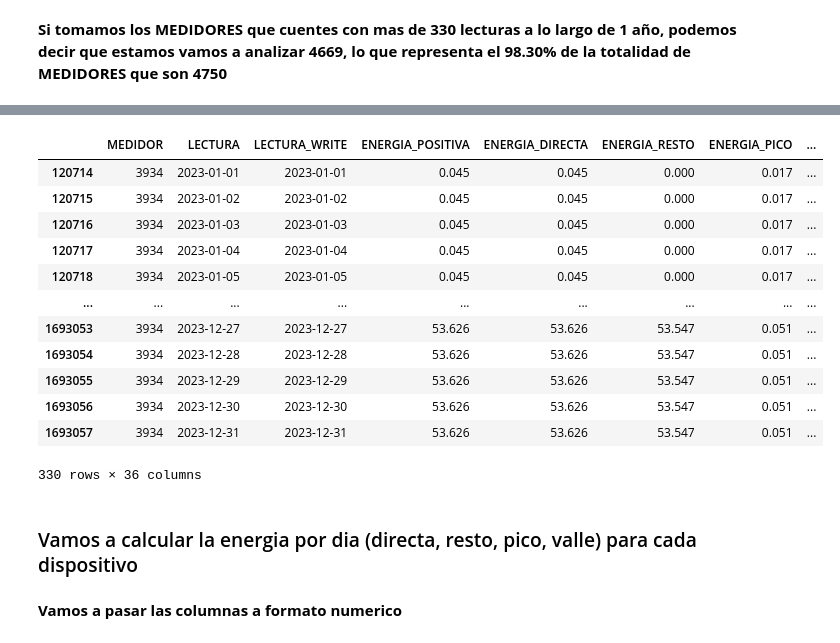
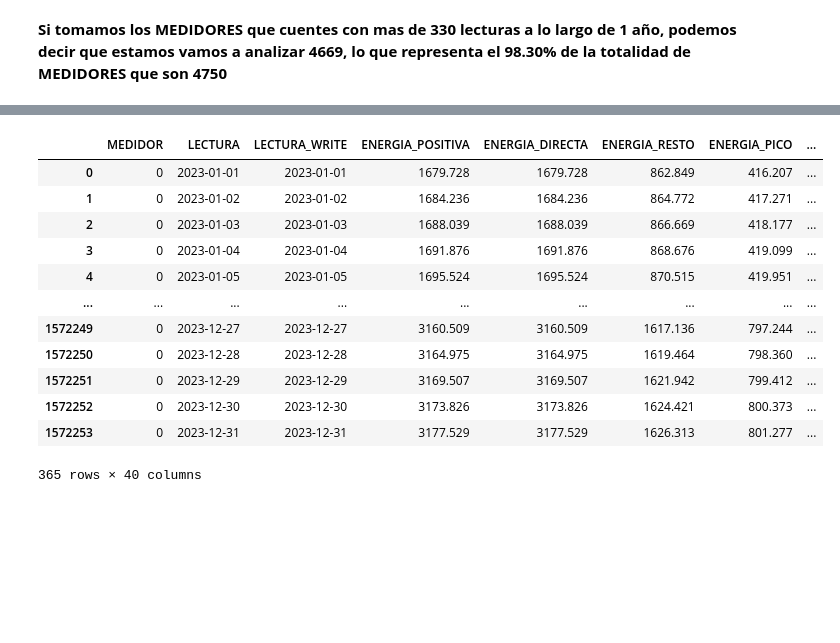
Before and after one commit to josezerda/DiploDatos2024_Mentoria, a Jupyter notebook: Notebook_Mentoria_TP_1.ipynb, the cells around one changed output, grey strips where cells are left out. Cells and saved outputs as stored; diff of their text form; code cells hidden in the pictures; blank space fills up the shorter version.

```diff
--- a/Notebook_Mentoria_TP_1.ipynb
+++ b/Notebook_Mentoria_TP_1.ipynb
@@ -676,0 +669,30 @@ len(valores_repetidos_365)
+# %%
+columnas_deseadas = ['ENERGIA_DIRECTA', 'ENERGIA_RESTO', 'ENERGIA_PICO', 'ENERGIA_VALLE']
+nombres_columnas_diferencias = ['DIF_ENERGIA_DIRECTA', 'DIF_ENERGIA_RESTO', 'DIF_ENERGIA_PICO', 'DIF_ENERGIA_VALLE']
+lista_dfs_diferencias = []
+
+cant_dias_mediciones = list(range(330, 366))
+
+for valor in cant_dias_mediciones:
+    conteo_valores = df_diario_combinado_renombrado['MEDIDOR'].value_counts()
+    valores_repetidos = conteo_valores[conteo_valores == valor].index.tolist()
+
+    for medidor in valores_repetidos:
+        df_medidor = df_diario_combinado_renombrado[df_diario_combinado_renombrado['MEDIDOR'] == medidor]
+
+        # Calcular diferencias y crear un DataFrame pequeño
+        diferencias_medidor = df_medidor[columnas_deseadas].iloc[1:].subtract(df_medidor[columnas_deseadas].shift().iloc[1:])
+        diferencias_medidor.columns = nombres_columnas_diferencias  # Renombrar columnas
+        diferencias_medidor['LECTURA'] = df_medidor['LECTURA'].iloc[1:]
+        diferencias_medidor['MEDIDOR'] = medidor
+
+        # Agregar el DataFrame pequeño a la lista
+        lista_dfs_diferencias.append(diferencias_medidor)
+
+# Concatenar todos los DataFrames pequeños en uno grande
+diferencias_total = pd.concat(lista_dfs_diferencias, ignore_index=True)
+
+# Unir las diferencias al DataFrame principal
+df_diario_combinado_renombrado = df_diario_combinado_renombrado.merge(
+    diferencias_total, on=['LECTURA', 'MEDIDOR'], how='left'
+)
@@ -677,20 +727,16 @@ len(valores_repetidos_365)
 # %%
-df_diario_combinado_renombrado[df_diario_combinado_renombrado['MEDIDOR'] == 3934]
+df_diario_combinado_renombrado.loc[df_diario_combinado_renombrado['MEDIDOR'] == 0]
 # %% [output]
 |  | MEDIDOR | LECTURA | LECTURA_WRITE | ENERGIA_POSITIVA | ENERGIA_DIRECTA | ENERGIA_RESTO | ENERGIA_PICO | ... |
-| 120714 | 3934 | 2023-01-01 | 2023-01-01 | 0.045 | 0.045 | 0.000 | 0.017 | ... |
-| 120715 | 3934 | 2023-01-02 | 2023-01-02 | 0.045 | 0.045 | 0.000 | 0.017 | ... |
-| 120716 | 3934 | 2023-01-03 | 2023-01-03 | 0.045 | 0.045 | 0.000 | 0.017 | ... |
-| 120717 | 3934 | 2023-01-04 | 2023-01-04 | 0.045 | 0.045 | 0.000 | 0.017 | ... |
-| 120718 | 3934 | 2023-01-05 | 2023-01-05 | 0.045 | 0.045 | 0.000 | 0.017 | ... |
+| 0 | 0 | 2023-01-01 | 2023-01-01 | 1679.728 | 1679.728 | 862.849 | 416.207 | ... |
+| 1 | 0 | 2023-01-02 | 2023-01-02 | 1684.236 | 1684.236 | 864.772 | 417.271 | ... |
+| 2 | 0 | 2023-01-03 | 2023-01-03 | 1688.039 | 1688.039 | 866.669 | 418.177 | ... |
+| 3 | 0 | 2023-01-04 | 2023-01-04 | 1691.876 | 1691.876 | 868.676 | 419.099 | ... |
+| 4 | 0 | 2023-01-05 | 2023-01-05 | 1695.524 | 1695.524 | 870.515 | 419.951 | ... |
 | ... | ... | ... | ... | ... | ... | ... | ... | ... |
-| 1693053 | 3934 | 2023-12-27 | 2023-12-27 | 53.626 | 53.626 | 53.547 | 0.051 | ... |
-| 1693054 | 3934 | 2023-12-28 | 2023-12-28 | 53.626 | 53.626 | 53.547 | 0.051 | ... |
-| 1693055 | 3934 | 2023-12-29 | 2023-12-29 | 53.626 | 53.626 | 53.547 | 0.051 | ... |
-| 1693056 | 3934 | 2023-12-30 | 2023-12-30 | 53.626 | 53.626 | 53.547 | 0.051 | ... |
-| 1693057 | 3934 | 2023-12-31 | 2023-12-31 | 53.626 | 53.626 | 53.547 | 0.051 | ... |
+| 1572249 | 0 | 2023-12-27 | 2023-12-27 | 3160.509 | 3160.509 | 1617.136 | 797.244 | ... |
+| 1572250 | 0 | 2023-12-28 | 2023-12-28 | 3164.975 | 3164.975 | 1619.464 | 798.360 | ... |
+| 1572251 | 0 | 2023-12-29 | 2023-12-29 | 3169.507 | 3169.507 | 1621.942 | 799.412 | ... |
+| 1572252 | 0 | 2023-12-30 | 2023-12-30 | 3173.826 | 3173.826 | 1624.421 | 800.373 | ... |
+| 1572253 | 0 | 2023-12-31 | 2023-12-31 | 3177.529 | 3177.529 | 1626.313 | 801.277 | ... |
-330 rows × 36 columns
+365 rows × 40 columns
-# %% [markdown]
-### Vamos a calcular la energia por dia (directa, resto, pico, valle) para cada dispositivo
-# %% [markdown]
-**Vamos a pasar las columnas a formato numerico**
```
Also changed, not shown: parts of 26 cells of this notebook.
